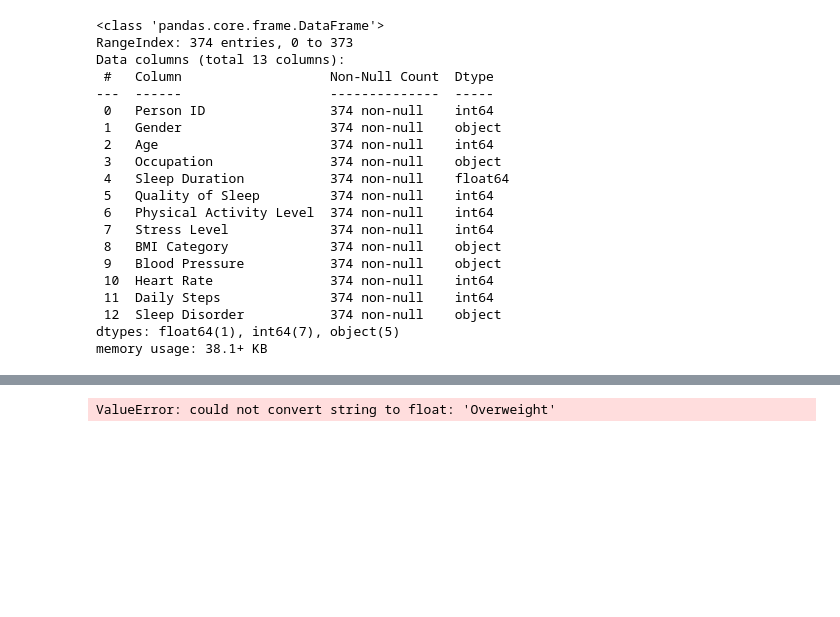
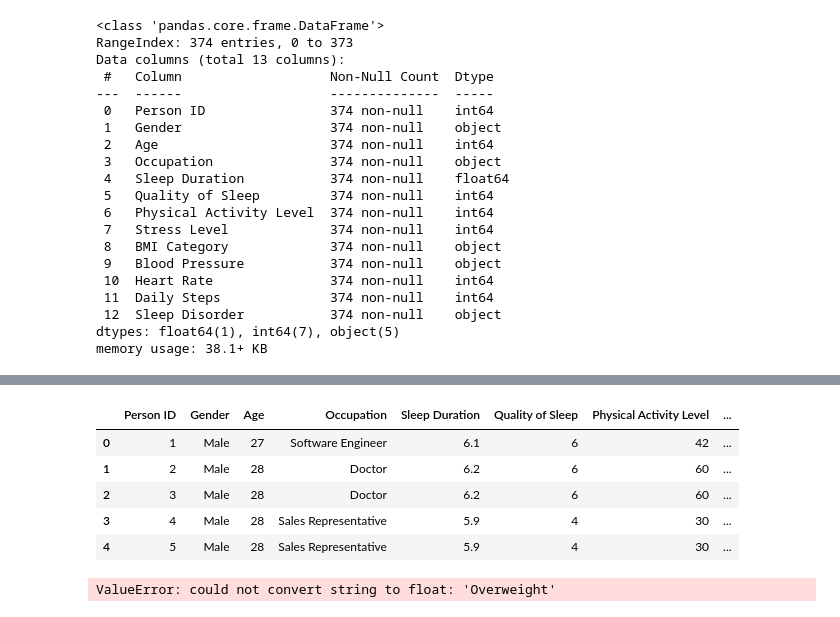
Before and after one commit to kavinduperera-source/UoM-T1-AI-stuff, a Jupyter notebook: Session 2/sleep_health.ipynb, the cells around one changed output, grey strips where cells are left out. Cells and saved outputs as stored; diff of their text form; code cells hidden in the pictures; blank space fills up the shorter version.

```diff
--- a/Session 2/sleep_health.ipynb
+++ b/Session 2/sleep_health.ipynb
@@ -112,3 +252,12 @@ memory usage: 38.1+ KB
+# %%
+df.head()
+# %% [output]
+|  | Person ID | Gender | Age | Occupation | Sleep Duration | Quality of Sleep | Physical Activity Level | ... |
+| 0 | 1 | Male | 27 | Software Engineer | 6.1 | 6 | 42 | ... |
+| 1 | 2 | Male | 28 | Doctor | 6.2 | 6 | 60 | ... |
+| 2 | 3 | Male | 28 | Doctor | 6.2 | 6 | 60 | ... |
+| 3 | 4 | Male | 28 | Sales Representative | 5.9 | 4 | 30 | ... |
+| 4 | 5 | Male | 28 | Sales Representative | 5.9 | 4 | 30 | ... |
 # %%
 '''Experimental approach using IterativeImputer from sklearn to fill missing values based on other features(using LLM answer)'''
 from sklearn.experimental import enable_iterative_imputer
```
Also changed, not shown: parts of 9 cells of this notebook.
